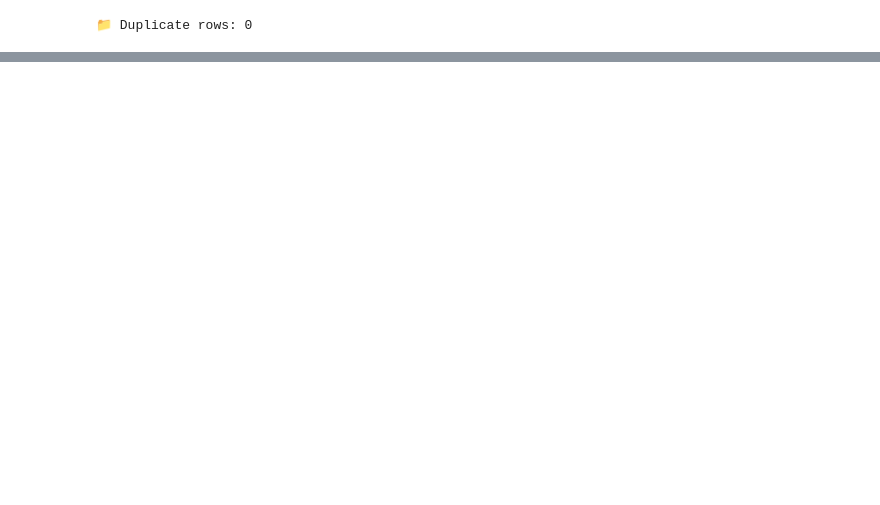
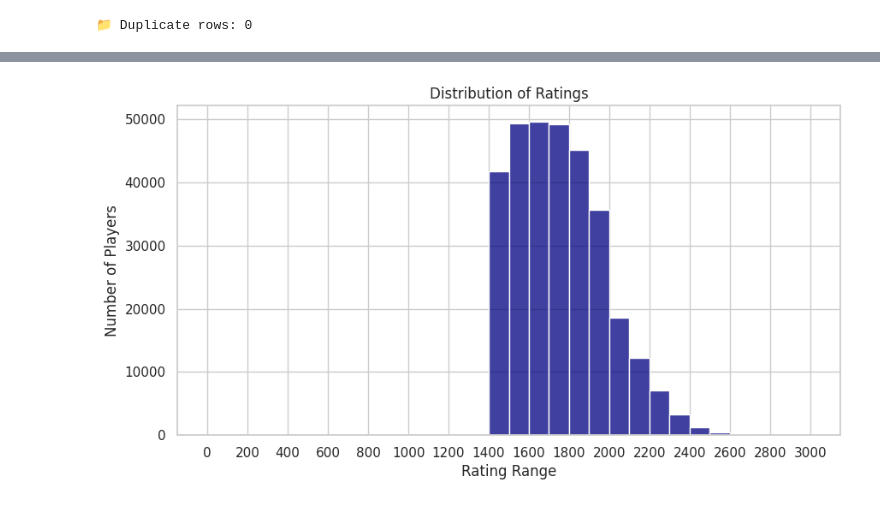
Before and after one commit to alpucala/notebooks, a Jupyter notebook: Chess_FIDE.ipynb, the cells around one changed output, grey strips where cells are left out. Drawn from its saved outputs; the diff is of its cells as text; code cells hidden in the pictures; blank space fills up the shorter version.

```diff
--- a/Chess_FIDE.ipynb
+++ b/Chess_FIDE.ipynb
@@ -377,2 +356,21 @@ dtype: float64
 100%    2837.0
 dtype: float64
+# %%
+# -- Filter out Rating == 0 and Age_Bin == '0-5' --
+df_clean = df_clean[df_clean['Rating'] != 0]
+df_clean = df_clean[df_clean['Age_Range'] != '0-5']
+
+# -- Set up plot style --
+sns.set(style="whitegrid")
+plt.rcParams.update({'axes.facecolor': 'white'})
+
+# -- General histogram by Rating Bins --
+plt.figure(figsize=(10, 5))
+sns.histplot(df_clean['Rating'], bins=range(0, 3100, 100), color='navy', edgecolor='white')
+plt.title('Distribution of Ratings')
+plt.xlabel('Rating Range')
+plt.ylabel('Number of Players')
+plt.xticks(range(0, 3100, 200))
+plt.show()
+# %% [output]
+[figure, added]
```
Also changed, not shown: parts of 16 cells of this notebook.
